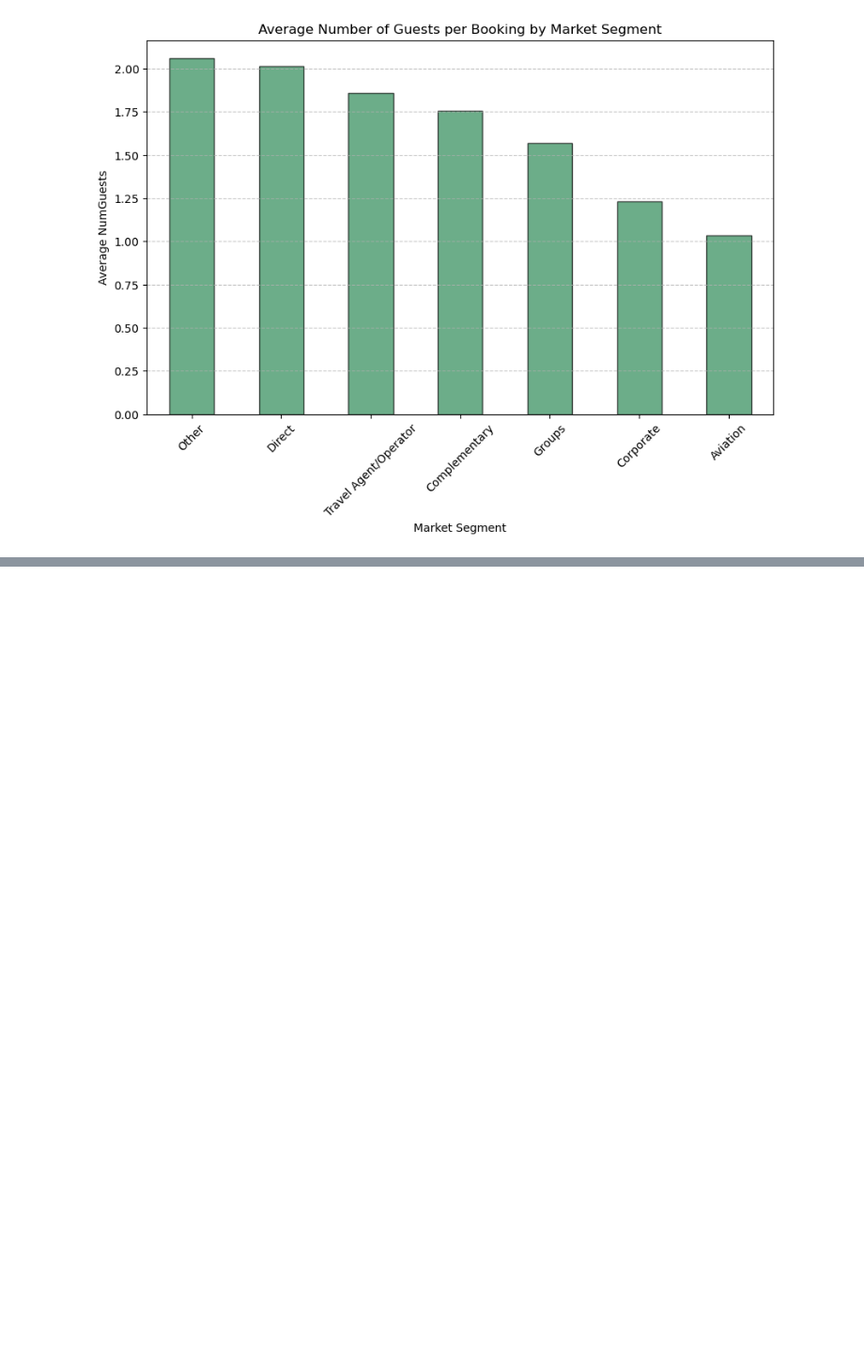
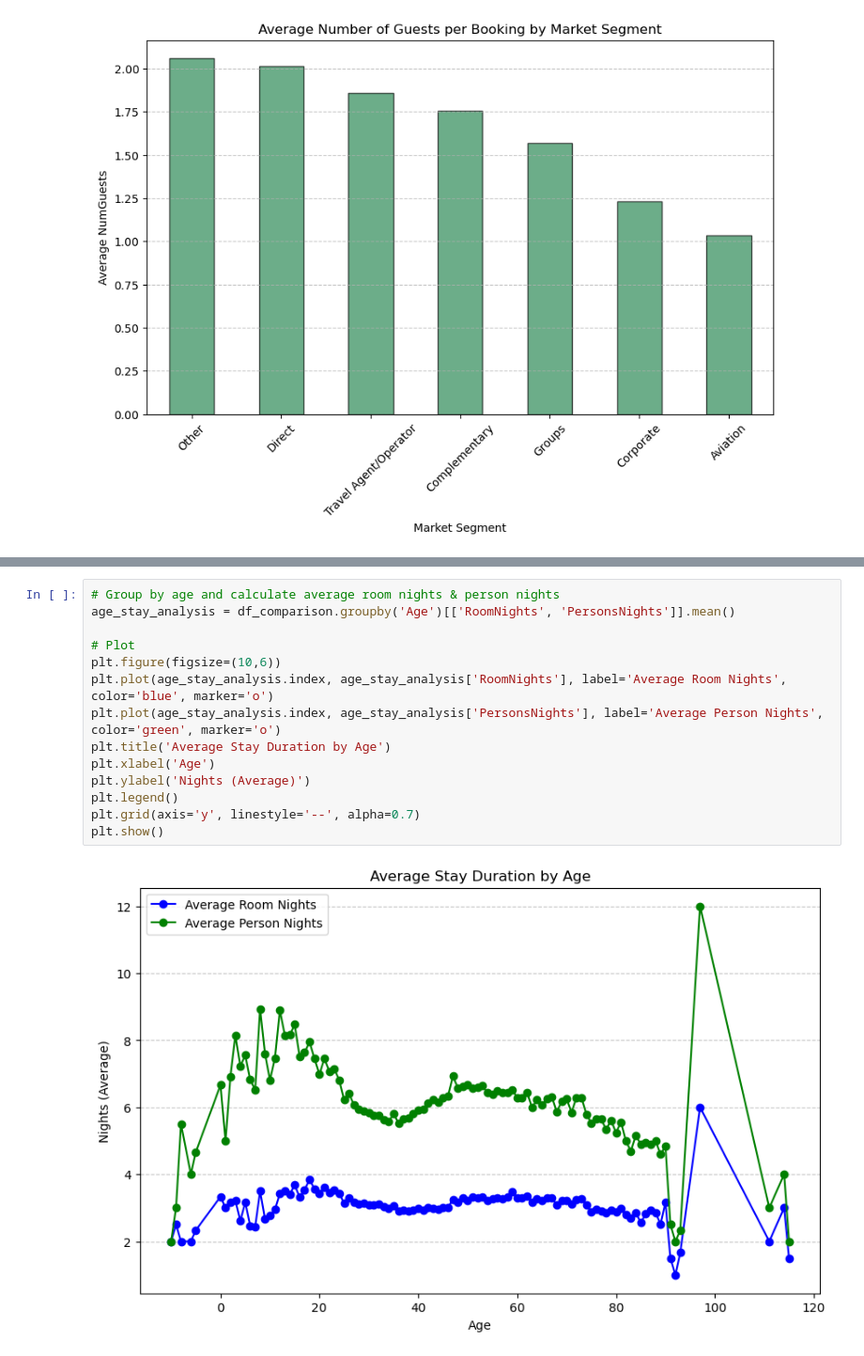
Before and after one commit to RubenCMarques/Hotel-Customer-Segmentation, a Jupyter notebook: Notebooks/Main_notebook.ipynb, the cells around one changed output, grey strips where cells are left out. Shown at 94% size. Saved outputs shown, nothing was run; the diff lists cells and outputs as text; blank space fills up the shorter version.

```diff
--- a/Notebooks/Main_notebook.ipynb
+++ b/Notebooks/Main_notebook.ipynb
@@ -955,0 +956,16 @@ plt.show()
+# %%
+# Group by age and calculate average room nights & person nights
+age_stay_analysis = df_comparison.groupby('Age')[['RoomNights', 'PersonsNights']].mean()
+
+# Plot
+plt.figure(figsize=(10,6))
+plt.plot(age_stay_analysis.index, age_stay_analysis['RoomNights'], label='Average Room Nights', color='blue', marker='o')
+plt.plot(age_stay_analysis.index, age_stay_analysis['PersonsNights'], label='Average Person Nights', color='green', marker='o')
+plt.title('Average Stay Duration by Age')
+plt.xlabel('Age')
+plt.ylabel('Nights (Average)')
+plt.legend()
+plt.grid(axis='y', linestyle='--', alpha=0.7)
+plt.show()
+# %% [output]
+[figure, added]
```
Also changed, not shown: parts of 4 cells of this notebook.
